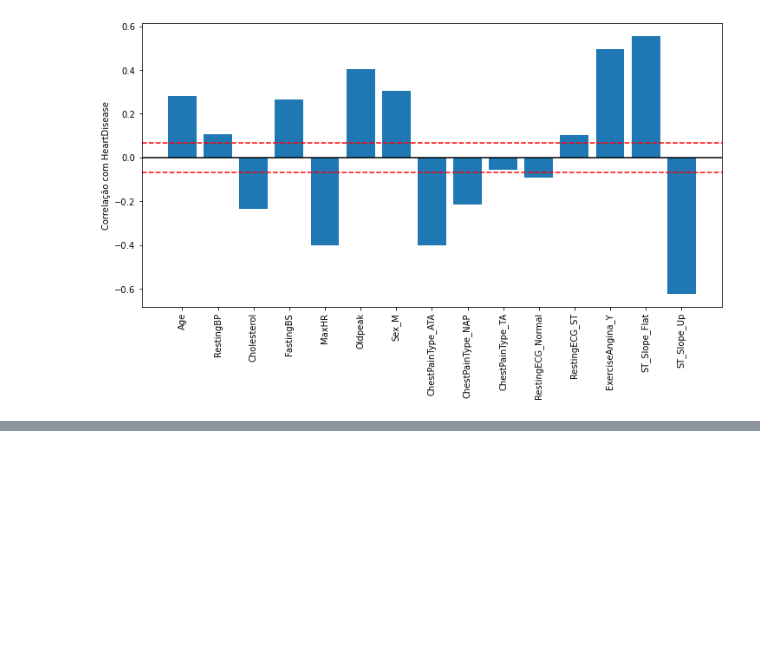
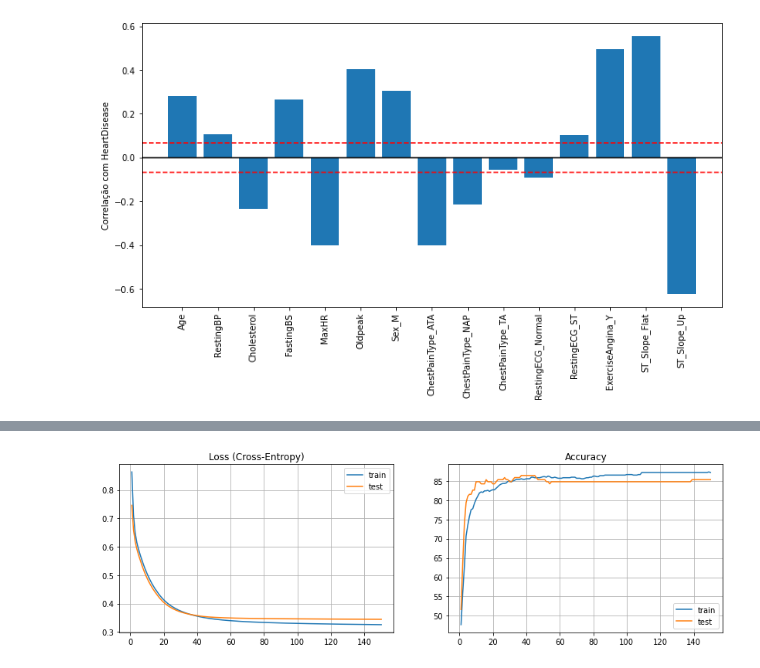
Before and after one commit to antonionicampos/heart-disease, a Jupyter notebook: NN_models.ipynb, the cells around one changed output, grey strips where cells are left out. Cells and saved outputs as stored; diff of their text form; code cells hidden in the pictures; blank space fills up the shorter version.

```diff
--- a/NN_models.ipynb
+++ b/NN_models.ipynb
@@ -337,2 +360,20 @@ for x, y in test_ds:
+# %%
+fig, ax = plt.subplots(1, 2, figsize=(14, 4))
+
+ax[0].plot(np.arange(1, epochs+1), train_losses, label='train')
+ax[0].plot(np.arange(1, epochs+1), test_losses, label='test')
+ax[0].set_title('Loss (Cross-Entropy)')
+ax[0].legend()
+ax[0].grid()
+
+ax[1].plot(np.arange(1, epochs+1), train_accuracies, label='train')
+ax[1].plot(np.arange(1, epochs+1), test_accuracies, label='test')
+ax[1].set_title('Accuracy')
+ax[1].legend()
+ax[1].grid()
+
+plt.show()
+# %% [output]
+[figure, added]
 # %%
 fig, ax = plt.subplots(1, 2, figsize=(16, 6))
```
Also changed, not shown: parts of 8 cells of this notebook.
